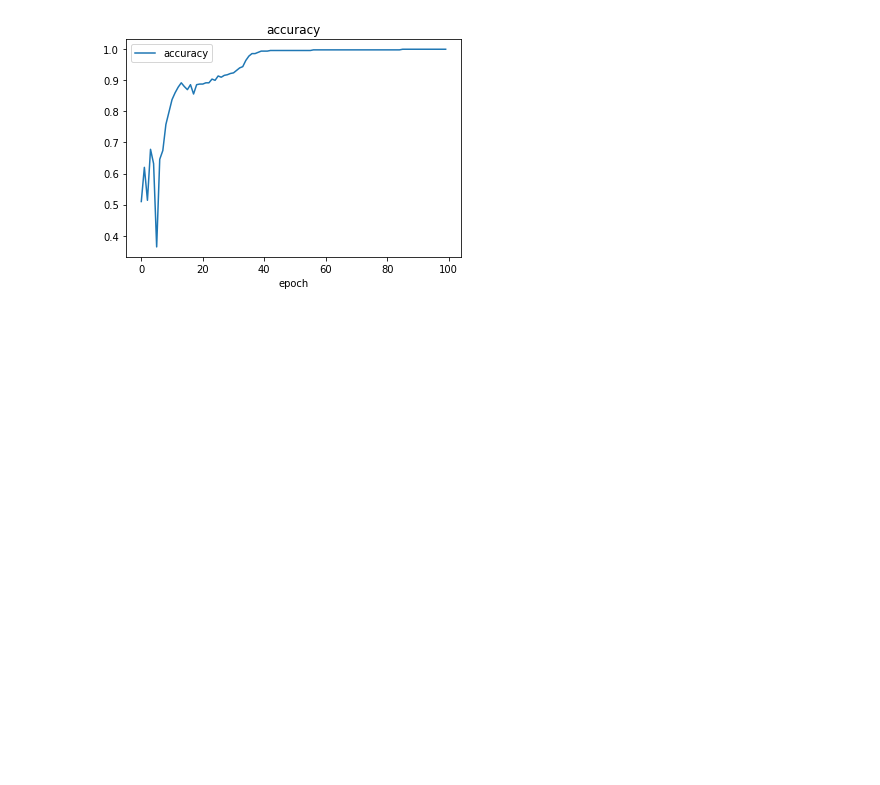
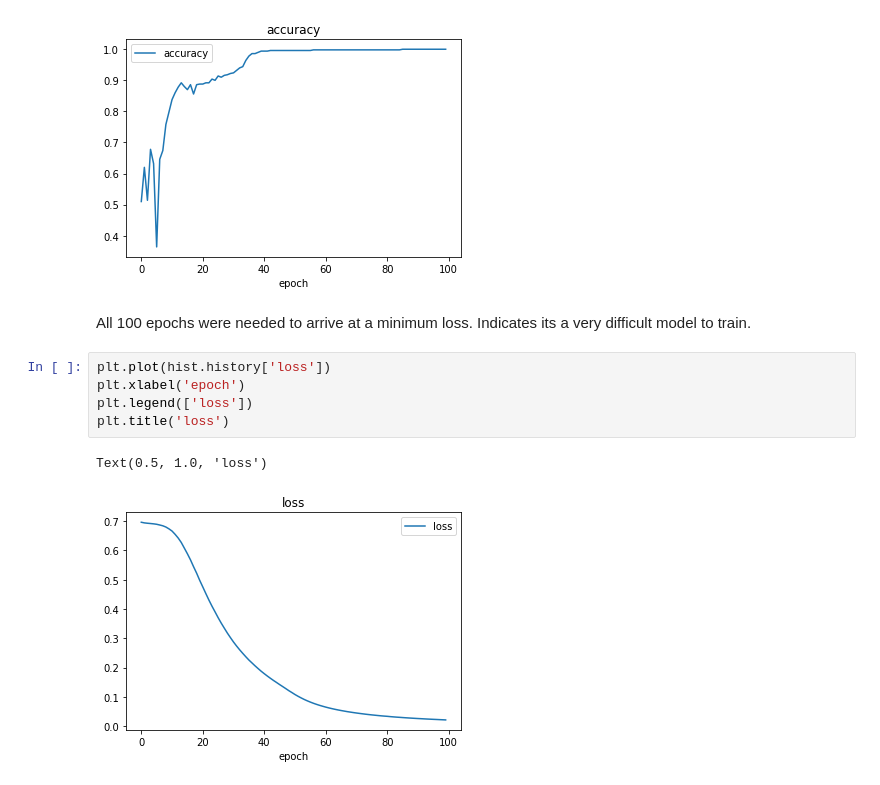
Before and after one commit to kiran20v/python, a Jupyter notebook: Deep_neural_Non_linear.ipynb, the cells around one changed output. Saved outputs shown, nothing was run; the diff lists cells and outputs as text; blank space fills up the shorter version.

```diff
--- a/Deep_neural_Non_linear.ipynb
+++ b/Deep_neural_Non_linear.ipynb
@@ -57,3 +61,14 @@ plt.title('accuracy')
 # %% [output]
 Text(0.5, 1.0, 'accuracy')
 [figure]
+# %% [markdown]
+All 100 epochs were needed to arrive at a minimum loss.
+Indicates its a very difficult model to train.
+# %%
+plt.plot(hist.history['loss'])
+plt.xlabel('epoch')
+plt.legend(['loss'])
+plt.title('loss')
+# %% [output]
+Text(0.5, 1.0, 'loss')
+[figure, added]
```
Also changed, not shown: parts of 3 cells of this notebook.
